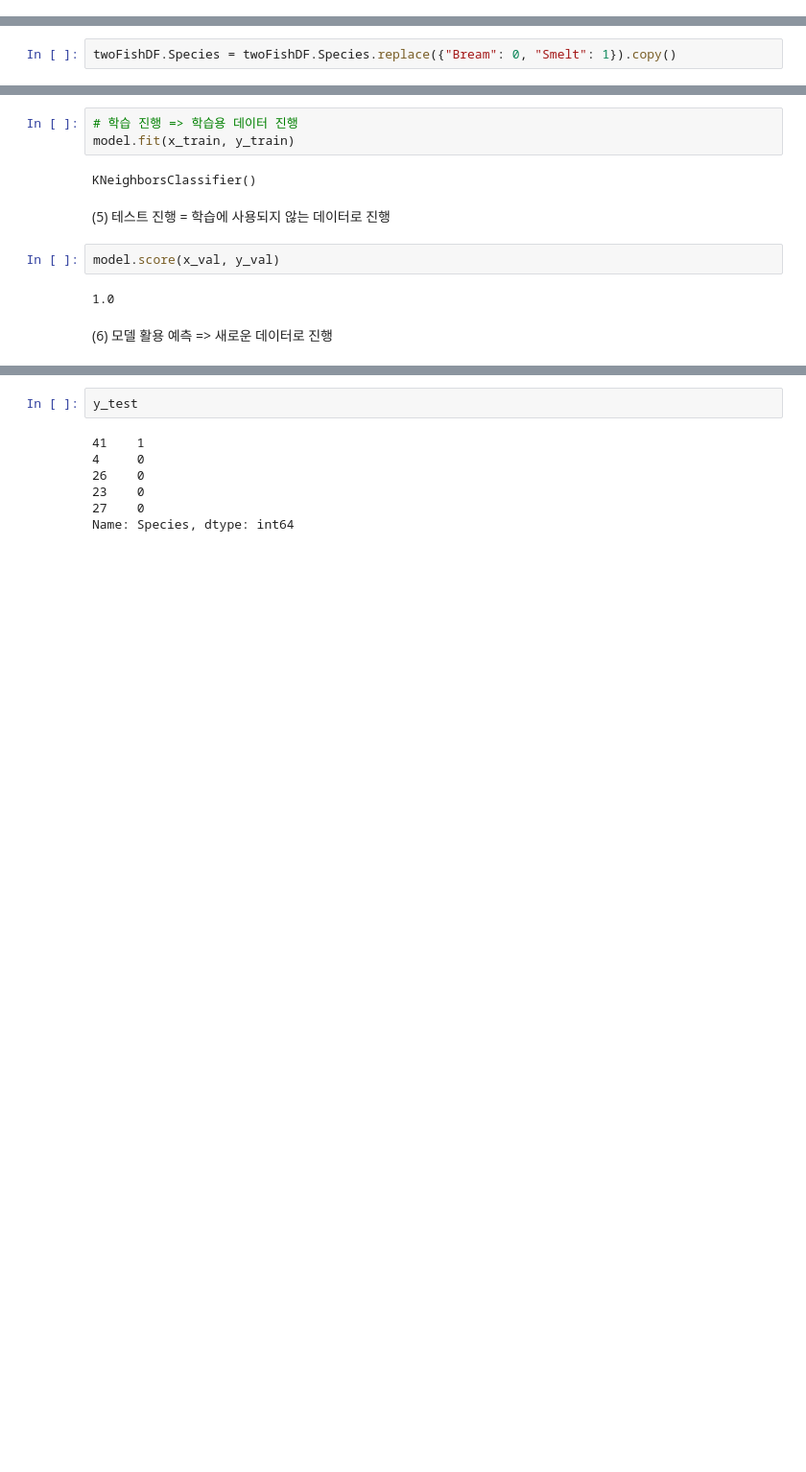
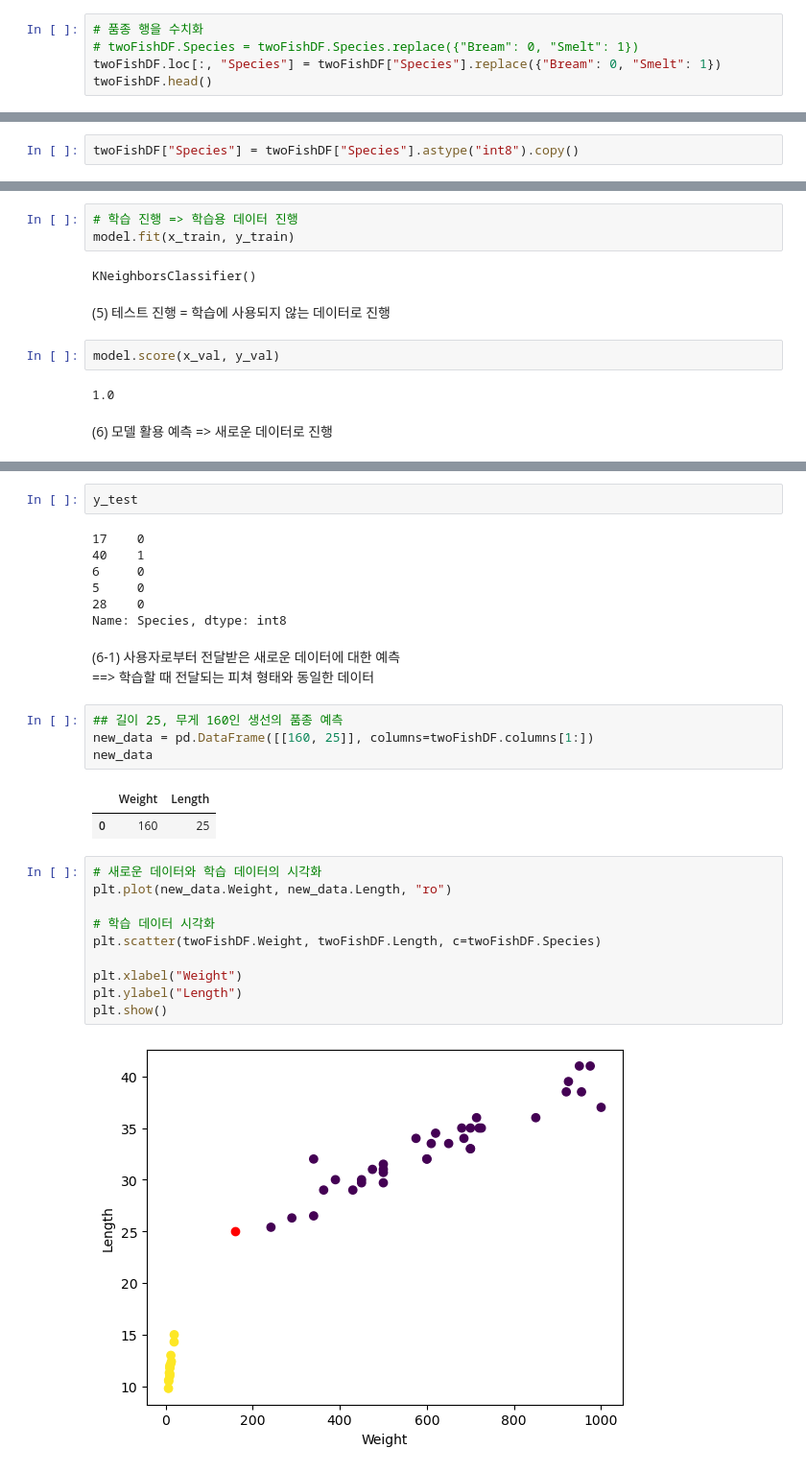
Before and after one commit to Schubert3275/KDT-MachineLearning_Study, a Jupyter notebook: DAY_02/ex_find_fish_knn.ipynb, the cells around one changed output, grey strips where cells are left out. Shown at 96% size. Saved outputs shown, nothing was run; the diff lists cells and outputs as text; blank space fills up the shorter version.

```diff
--- a/DAY_02/ex_find_fish_knn.ipynb
+++ b/DAY_02/ex_find_fish_knn.ipynb
@@ -65,3 +65,8 @@ memory usage: 1.5+ KB
 | 46 | Smelt | 12.2 | 13.0 |
 | 47 | Smelt | 19.7 | 14.3 |
 | 48 | Smelt | 19.9 | 15.0 |
+# %%
+# 품종 행을 수치화
+# twoFishDF.Species = twoFishDF.Species.replace({"Bream": 0, "Smelt": 1})
+twoFishDF.loc[:, "Species"] = twoFishDF["Species"].replace({"Bream": 0, "Smelt": 1})
+twoFishDF.head()
@@ -68,2 +80,2 @@ memory usage: 1.5+ KB
 # %%
-twoFishDF.Species = twoFishDF.Species.replace({"Bream": 0, "Smelt": 1}).copy()
+twoFishDF["Species"] = twoFishDF["Species"].astype("int8").copy()
@@ -286,9 +322,31 @@ array([1, 0, 0, 0, 0], dtype=int64)
 # %%
 y_test
 # %% [output]
-41    1
-4     0
-26    0
-23    0
-27    0
-Name: Species, dtype: int64
+17    0
+40    1
+6     0
+5     0
+28    0
+Name: Species, dtype: int8
+# %% [markdown]
+(6-1) 사용자로부터 전달받은 새로운 데이터에 대한 예측\
+==> 학습할 때 전달되는 피쳐 형태와 동일한 데이터
+# %%
+## 길이 25, 무게 160인 생선의 품종 예측
+new_data = pd.DataFrame([[160, 25]], columns=twoFishDF.columns[1:])
+new_data
+# %% [output]
+|  | Weight | Length |
+| 0 | 160 | 25 |
+# %%
+# 새로운 데이터와 학습 데이터의 시각화
+plt.plot(new_data.Weight, new_data.Length, "ro")
+
+# 학습 데이터 시각화
+plt.scatter(twoFishDF.Weight, twoFishDF.Length, c=twoFishDF.Species)
+
+plt.xlabel("Weight")
+plt.ylabel("Length")
+plt.show()
+# %% [output]
+[figure, added]
```
Also changed, not shown: parts of 17 cells of this notebook, 7 other files.
